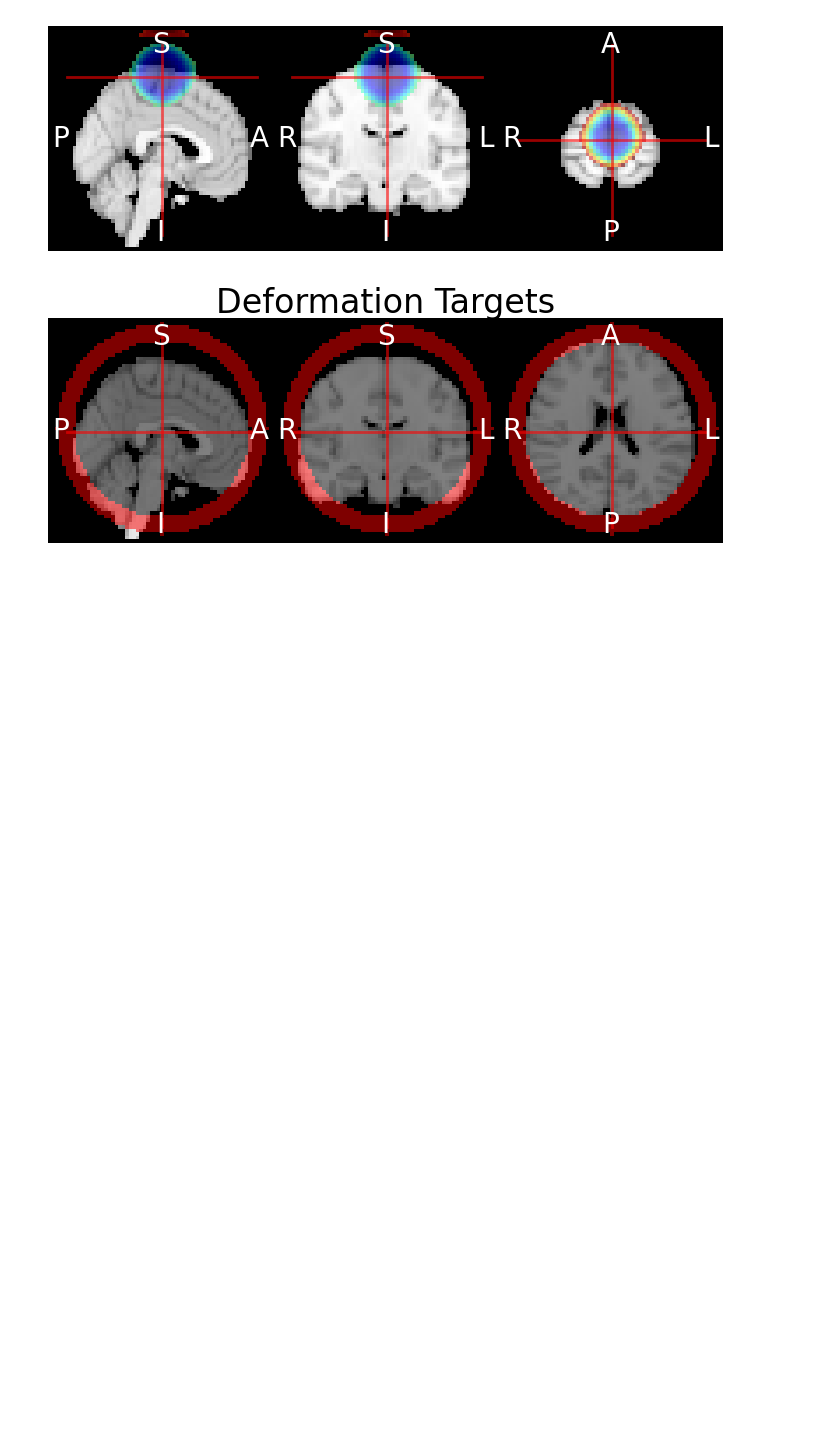
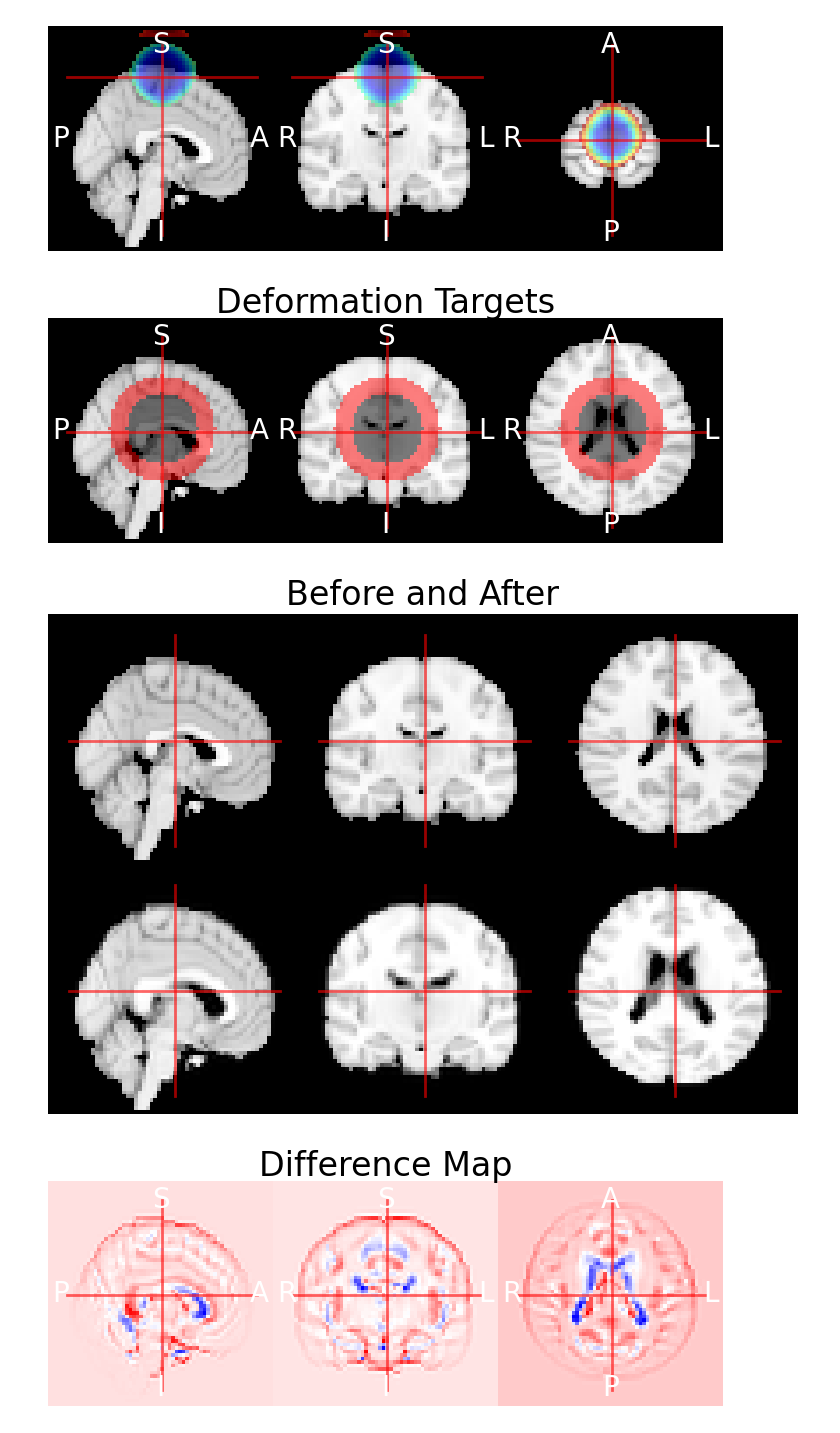
Before and after one commit to Aglinskas/BC-ABCD-ADHD, a Jupyter notebook: 14-CVAE-sim-prep-code.ipynb, the cells around one changed output. Cells and saved outputs as stored; diff of their text form; code cells hidden in the pictures; blank space fills up the shorter version.

Commit message:
deformation code

```diff
--- a/14-CVAE-sim-prep-code.ipynb
+++ b/14-CVAE-sim-prep-code.ipynb
@@ -100,33 +102,54 @@ temp.plot_ortho(J,flat=True,overlay_alpha=.5,xyz=coords)
 # %% [output]
 [figure]
 # %%
-def do_selective_tx(temp,coords = (32,32,50),sz1=10,sz2=2):
+## AA ADD BSPline interpolation somewhere
+def do_selective_tx(temp,coords = (32,32,50),sz1=10,sz2=2,do_plot=True):
 
     sphere_small = temp.new_image_like(sphere(shape=brain_size, radius=sz1, position=coords)*1.0)
     sphere_big = temp.new_image_like(sphere(shape=brain_size, radius=sz2, position=coords)*1.0)
 
-    temp.plot_ortho(sphere_small*3+sphere_big*7,overlay_cmap='flag',xyz=coords,flat=True,overlay_alpha=.5,title='Deformation Targets')
+    if do_plot==True:
+        temp.plot_ortho(sphere_small*3+sphere_big*7,overlay_cmap='flag',xyz=coords,flat=True,overlay_alpha=.5,title='Deformation Targets')
 
-    mytx = ants.registration(fixed=sphere_big, moving=sphere_small,mask=sphere_big+sphere_small,type_of_transform = 'SyNOnly' )
-    warpedBrain = ants.apply_transforms(fixed=temp, moving=temp,transformlist=mytx['fwdtransforms'][0])
+    mytx = ants.registration(fixed=sphere_big, moving=sphere_small,mask=sphere_big+sphere_small,type_of_transform = 'SyNOnly' ) # learns a vector field from small to big sphere
+    warpedBrain = ants.apply_transforms(fixed=temp, moving=temp,transformlist=mytx['fwdtransforms'][0],interpolator='bSpline') # applies the transformation
+
+    #warpedBrain = ants.apply_transforms(fixed=temp, moving=temp,transformlist=mytx['fwdtransforms'][0],interpolator='nearestNeighbor')
     #print(mytx['fwdtransforms'][0])
     #warpedBrain.plot_ortho(flat=True,xyz=coords)
 
     #mytx['warpedmovout'].plot_ortho(flat=True,xyz=coords)
-    temp.plot_ortho_double(warpedBrain,xyz=coords,title='Before and After',title_dy=.22)
+    if do_plot==True:
+        temp.plot_ortho_double(warpedBrain,xyz=coords,title='Before and After',title_dy=.22)
+        (warpedBrain-temp).plot_ortho(flat=True,cmap='bwr',xyz=coords,title='Difference Map')
+
     #temp.plot_ortho((temp-warpedBrain)>np.sort((temp-warpedBrain).numpy().flatten())[-250],flat=True,overlay_alpha=.5,overlay_cmap='hot',xyz=coords)
     #temp.plot_ortho(warpedBrain-temp,flat=True,overlay_alpha=.5,overlay_cmap='bwr',xyz=coords)
-    (warpedBrain-temp).plot_ortho(flat=True,cmap='bwr',xyz=coords,title='Difference Map')
-    J = ants.create_jacobian_determinant_image(domain_image=temp,tx=mytx['fwdtransforms'][0])
+
+    J = ants.create_jacobian_determinant_image(domain_image=warpedBrain,tx=mytx['fwdtransforms'][0])
     J = J-1
     #J[abs(J.numpy())<.25]=0
-    temp.plot_ortho(J,flat=True,overlay_alpha=.5,xyz=coords,title='Jacobian Map')
+    if do_plot==True:
+        warpedBrain.plot_ortho(J,flat=True,overlay_alpha=.5,xyz=coords,title='Jacobian Map')
 
     return warpedBrain
 # %%
 #do_selective_tx(temp,coords = (32,32,32),sz1=30,sz2=25) # Global compress realistic
-do_selective_tx(temp,coords = (32,32,32),sz1=25,sz2=30) # Global compress realistic
+#do_selective_tx(temp,coords = (32,32,32),sz1=25,sz2=30) # Global inflate realistic
+do_selective_tx(temp,coords = (32,32,32),sz1=10,sz2=15) # SIM 16p11.2 duplication
+#do_selective_tx(temp,coords = (32,32,32),sz1=16,sz2=12) # SIM 16p11.2 deletion
 #do_selective_tx(temp,coords = (32,32,32),sz1=2,sz2=8); # Expand Ventricles
-#do_selective_tx(temp,coords = (32,50,22),sz1=4,sz2=1); # Shrink OFC
+#do_selective_tx(temp,coords = (32,50,22),sz1=8,sz2=1); # Shrink OFC
+#do_selective_tx(temp,coords = (32,50,22),sz1=4,sz2=2); # Shrink OFC
+
+### FUN TIMES
+
+#do_selective_tx(temp,coords = (32,32,32),sz1=20,sz2=15) # Global compress realistic
+#do_selective_tx(temp,coords = (32,32,32),sz1=25,sz2=35) # Global inflate realistic
+#do_selective_tx(temp,coords = (32,32,32),sz1=2,sz2=8); # Expand Ventricles
+#do_selective_tx(temp,coords = (32,50,22),sz1=8,sz2=6); # Expand OFC
+#do_selective_tx(temp,coords = (32,48,25),sz1=15,sz2=10); # Shrink OFC
 # %% [output]
-[figure, old version]
+[figure, new version]
+[figure, added]
+[figure, added]
```
Also changed, not shown: parts of 4 cells of this notebook.
